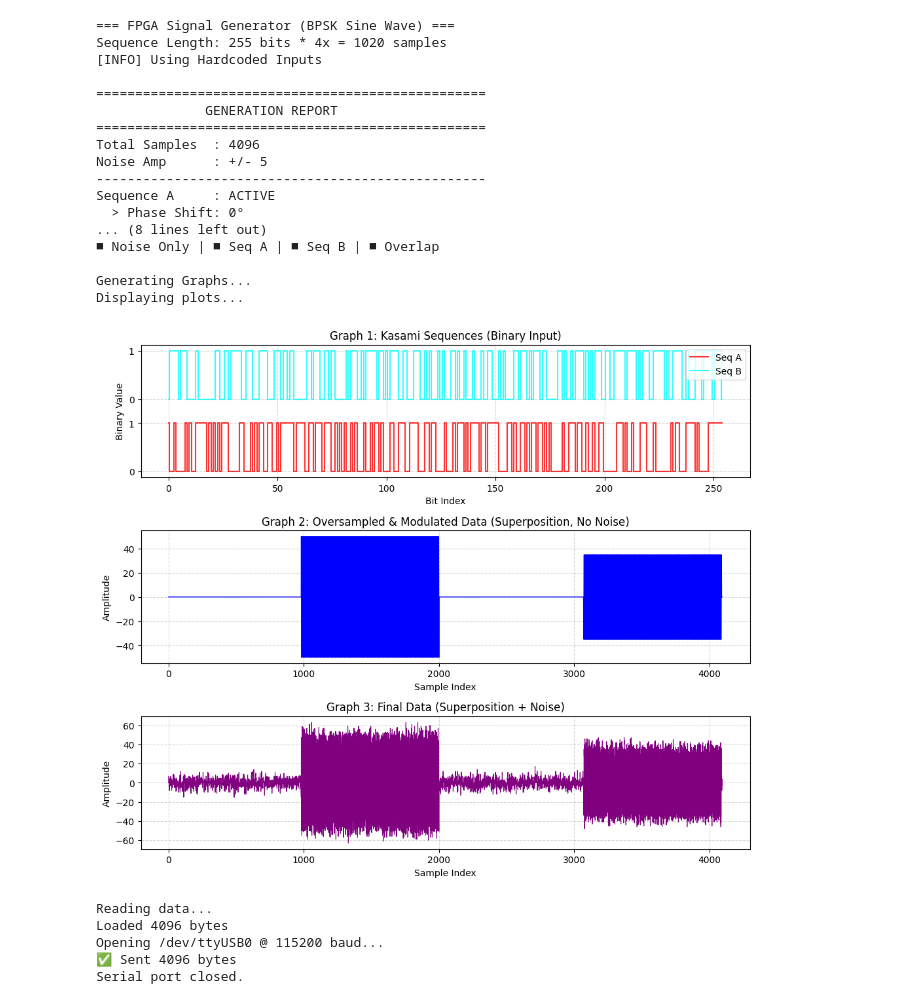
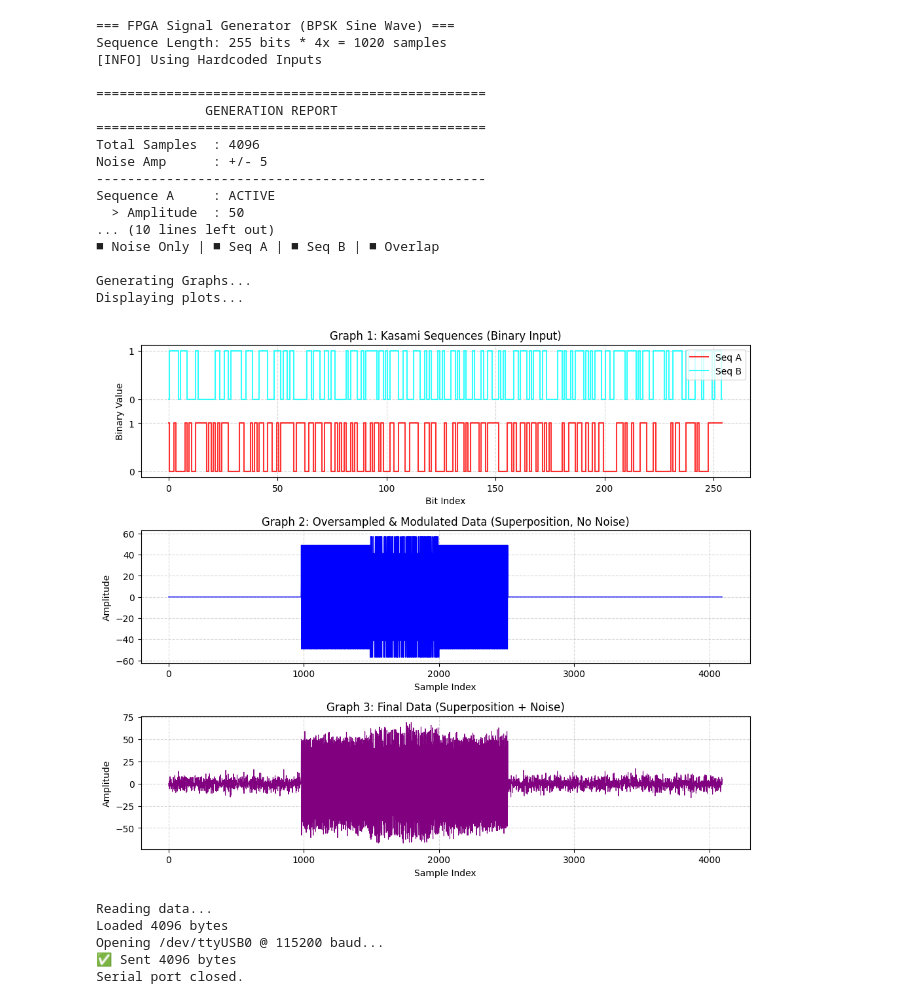
Before and after one commit to yzksl/fpga-lps-kasami-preamble, a Jupyter notebook: scripts/helper/implement/test_the_fpga.ipynb, the cells around one changed output. Cells and saved outputs as stored; diff of their text form; code cells hidden in the pictures.

```diff
--- a/scripts/helper/implement/test_the_fpga.ipynb
+++ b/scripts/helper/implement/test_the_fpga.ipynb
@@ -225,10 +18,13 @@ USE_HARDCODED_INPUTS = True  # Set to False to test Phase Inputs
 # Defaults if USE_HARDCODED_INPUTS is True
 HC_TOTAL_SAMPLES = 4096
 HC_END_INDEX_A   = 2000
-HC_END_INDEX_B   = 4088
-HC_PHASE_A       = 0      # Degrees
-HC_PHASE_B       = 45     # Degrees (Test the strong signal case)
-HC_SIGNAL_AMP    = 50
+HC_END_INDEX_B   = 2510
+HC_PHASE_A       = 10      # Degrees
+HC_PHASE_B       = 80     # Degrees (Test the strong signal case)
+
+# --- MODIFIED: Split Amplitudes ---
+HC_AMP_A         = 50      # Amplitude for Sequence A
+HC_AMP_B         = 50      # Amplitude for Sequence B
 HC_NOISE_AMP     = 5
 
 # ==========================================
@@ -317,7 +113,9 @@ def main():
         end_idx_b = HC_END_INDEX_B
         phase_a = HC_PHASE_A
         phase_b = HC_PHASE_B
-        sig_amp = HC_SIGNAL_AMP
+        # --- MODIFIED: Load separate amplitudes ---
+        amp_a = HC_AMP_A
+        amp_b = HC_AMP_B
         noise_amp = HC_NOISE_AMP
     else:
         # 1. Total Samples
@@ -341,7 +139,9 @@ def main():
 
         # 4. Amplitudes
         print(f"\n{C_GREEN}--- Signal Properties ---{C_RESET}")
-        sig_amp = get_valid_int("Signal Amplitude", 1, 127, 50)
+        # --- MODIFIED: Ask for separate amplitudes ---
+        amp_a = get_valid_int("Sequence A Amplitude", 1, 127, 50)
+        amp_b = get_valid_int("Sequence B Amplitude", 1, 127, 50)
         noise_amp = get_valid_int("Noise Amplitude", 0, 50, 5)
 
     # --- GENERATION PHASE ---
@@ -349,8 +149,9 @@ def main():
     mask = [0] * total_samples
 
     # Inject Signals with specified phases
-    inject_sequence_sine(samples, mask, KASAMI_SEQ_A, end_idx_a, sig_amp, phase_a, 1)
-    inject_sequence_sine(samples, mask, KASAMI_SEQ_B, end_idx_b, sig_amp, phase_b, 2)
+    # --- MODIFIED: Pass specific amplitude for each call ---
+    inject_sequence_sine(samples, mask, KASAMI_SEQ_A, end_idx_a, amp_a, phase_a, 1)
+    inject_sequence_sine(samples, mask, KASAMI_SEQ_B, end_idx_b, amp_b, phase_b, 2)
 
     # Capture clean data for Graph 2 (Before Noise)
     clean_samples_for_plot = samples[:]
@@ -381,6 +182,7 @@ def main():
 
     if end_idx_a > 0:
         print(f"Sequence A     : {C_SEQ_A}ACTIVE{C_RESET}")
+        print(f"  > Amplitude  : {amp_a}")
         print(f"  > Phase Shift: {phase_a}°")
         print(f"  > End Index  : {end_idx_a}")
     else:
@@ -388,6 +190,7 @@ def main():
 
     if end_idx_b > 0:
         print(f"Sequence B     : {C_SEQ_B}ACTIVE{C_RESET}")
+        print(f"  > Amplitude  : {amp_b}")
         print(f"  > Phase Shift: {phase_b}°")
         print(f"  > End Index  : {end_idx_b}")
     else:
@@ -449,36 +252,36 @@ def main():
     ax2.grid(True, linestyle='--', alpha=0.5)
 
     # 3. Data after superposition with noise (Discrete, Final)
     ax3.plot(noisy_samples_for_plot, color='purple', linewidth=0.8)
     ax3.set_title('Graph 3: Final Data (Superposition + Noise)')
     ax3.set_xlabel('Sample Index')
     ax3.set_ylabel('Amplitude')
     ax3.grid(True, linestyle='--', alpha=0.5)
 
     print("Displaying plots...")
     plt.show()
 
 if __name__ == "__main__":
     main()
 # %% [output]
 === FPGA Signal Generator (BPSK Sine Wave) ===
 Sequence Length: 255 bits * 4x = 1020 samples
 [INFO] Using Hardcoded Inputs
 
 ==================================================
               GENERATION REPORT
 ==================================================
 Total Samples  : 4096
 Noise Amp      : +/- 5
 --------------------------------------------------
 Sequence A     : ACTIVE
-  > Phase Shift: 0°
-... (8 lines left out)
+  > Amplitude  : 50
+... (10 lines left out)
 ■ Noise Only | ■ Seq A | ■ Seq B | ■ Overlap
 
 Generating Graphs...
 Displaying plots...
-[figure, old version]
+[figure, new version]
 # %%
 import serial
 import sys
```
Also changed, not shown: parts of 3 cells of this notebook, 7 other files.
